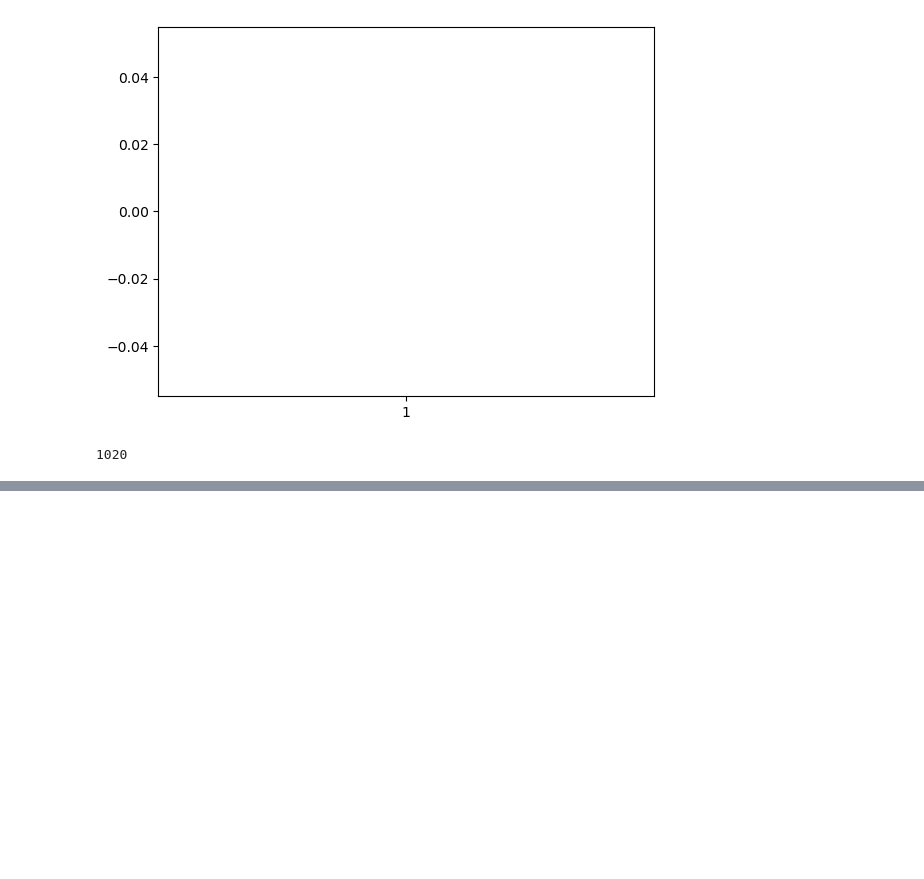
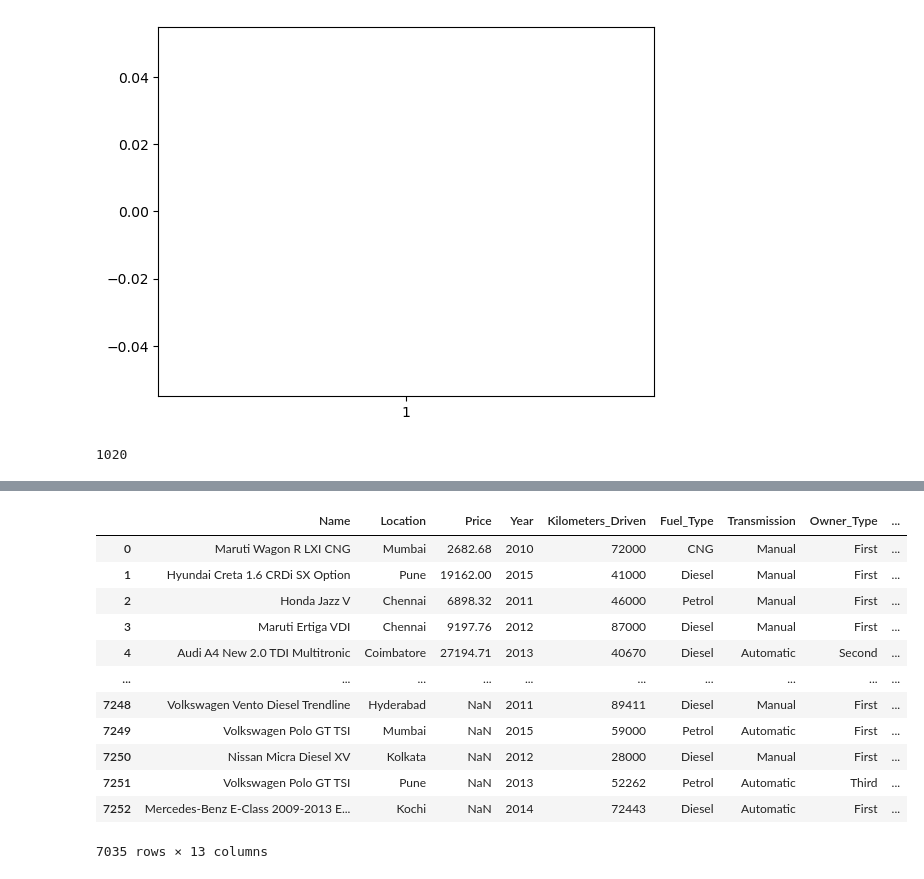
Before and after one commit to b4b4b4b4seo/POSCO-AI24B4, a Jupyter notebook: 종합실습1-2.ipynb, the cells around one changed output, grey strips where cells are left out. Drawn from its saved outputs; the diff is of its cells as text; code cells hidden in the pictures; blank space fills up the shorter version.

```diff
--- a/종합실습1-2.ipynb
+++ b/종합실습1-2.ipynb
@@ -582,0 +620,18 @@ Name: Name, Length: 311, dtype: int64
+# %%
+df_exc = df.drop('New_Price(Lakh)', axis=1)
+df_exc
+# df_exc는 New_Price 컬럼을 제외한 데이터프레임
+# %% [output]
+|  | Name | Location | Price | Year | Kilometers_Driven | Fuel_Type | Transmission | Owner_Type | ... |
+| 0 | Maruti Wagon R LXI CNG | Mumbai | 2682.68 | 2010 | 72000 | CNG | Manual | First | ... |
+| 1 | Hyundai Creta 1.6 CRDi SX Option | Pune | 19162.00 | 2015 | 41000 | Diesel | Manual | First | ... |
+| 2 | Honda Jazz V | Chennai | 6898.32 | 2011 | 46000 | Petrol | Manual | First | ... |
+| 3 | Maruti Ertiga VDI | Chennai | 9197.76 | 2012 | 87000 | Diesel | Manual | First | ... |
+| 4 | Audi A4 New 2.0 TDI Multitronic | Coimbatore | 27194.71 | 2013 | 40670 | Diesel | Automatic | Second | ... |
+| ... | ... | ... | ... | ... | ... | ... | ... | ... | ... |
+| 7248 | Volkswagen Vento Diesel Trendline | Hyderabad | NaN | 2011 | 89411 | Diesel | Manual | First | ... |
+| 7249 | Volkswagen Polo GT TSI | Mumbai | NaN | 2015 | 59000 | Petrol | Automatic | First | ... |
+| 7250 | Nissan Micra Diesel XV | Kolkata | NaN | 2012 | 28000 | Diesel | Manual | First | ... |
+| 7251 | Volkswagen Polo GT TSI | Pune | NaN | 2013 | 52262 | Petrol | Automatic | Third | ... |
+| 7252 | Mercedes-Benz E-Class 2009-2013 E... | Kochi | NaN | 2014 | 72443 | Diesel | Automatic | First | ... |
+7035 rows × 13 columns
```
Also changed, not shown: parts of 17 cells of this notebook, 2 other files.
